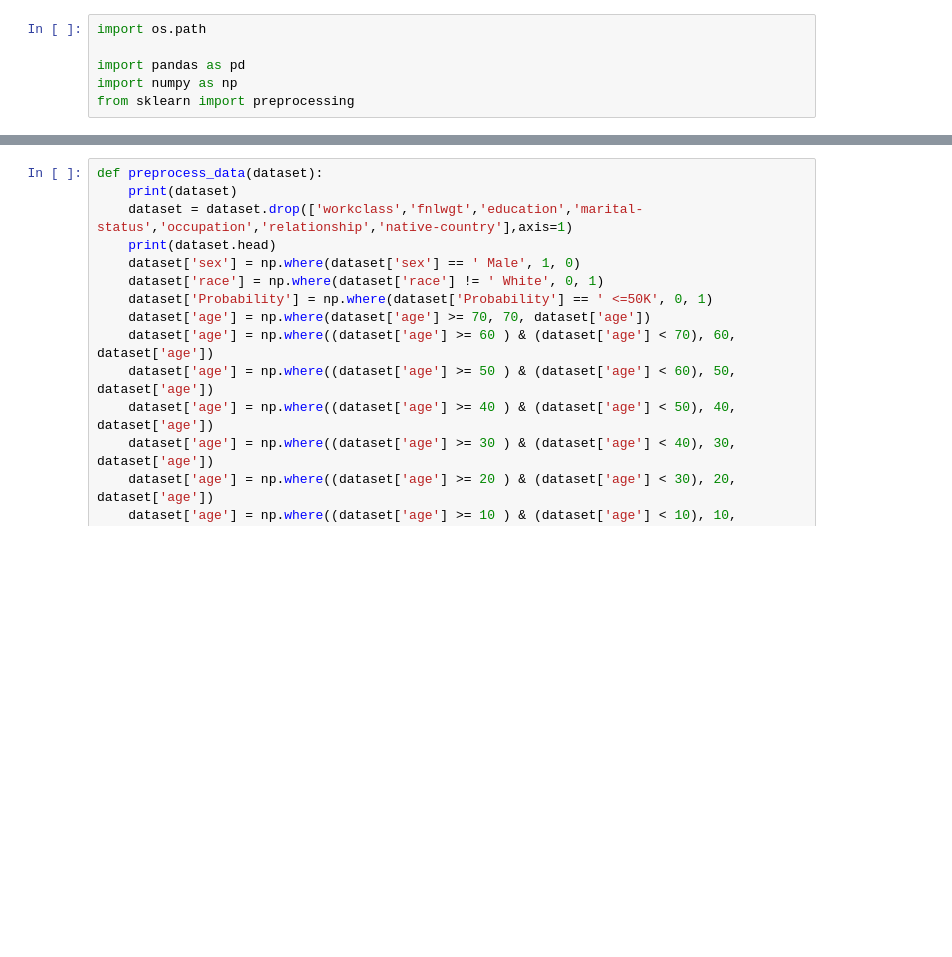
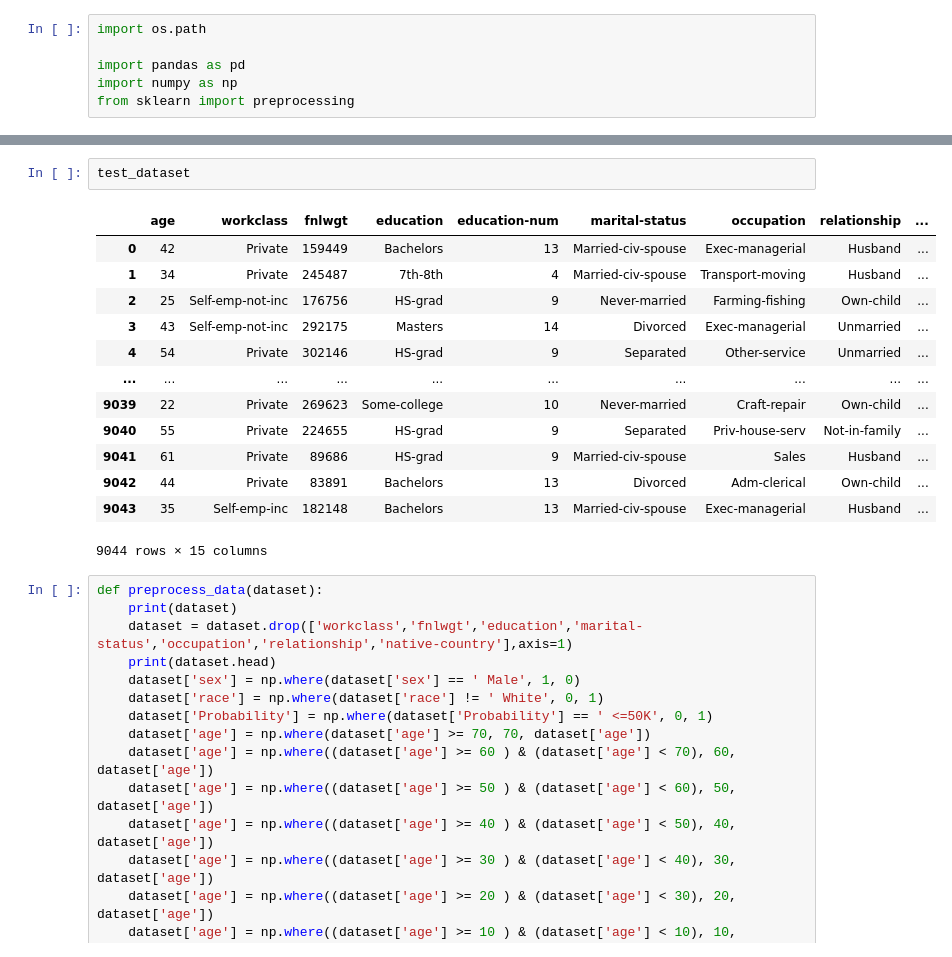
Before and after one commit to RebelOfDeath/meesterproef, a Jupyter notebook: code/Biased/AdultBiased.ipynb, the cells around one changed output, grey strips where cells are left out. Saved outputs shown, nothing was run; the diff lists cells and outputs as text; blank space fills up the shorter version.

```diff
--- a/code/Biased/AdultBiased.ipynb
+++ b/code/Biased/AdultBiased.ipynb
@@ -10,3 +26,19 @@ test_dataset = pd.read_csv('../../data/processed/trainData.csv')
+# %%
+test_dataset
+# %% [output]
+|  | age | workclass | fnlwgt | education | education-num | marital-status | occupation | relationship | ... |
+| 0 | 42 | Private | 159449 | Bachelors | 13 | Married-civ-spouse | Exec-managerial | Husband | ... |
+| 1 | 34 | Private | 245487 | 7th-8th | 4 | Married-civ-spouse | Transport-moving | Husband | ... |
+| 2 | 25 | Self-emp-not-inc | 176756 | HS-grad | 9 | Never-married | Farming-fishing | Own-child | ... |
+| 3 | 43 | Self-emp-not-inc | 292175 | Masters | 14 | Divorced | Exec-managerial | Unmarried | ... |
+| 4 | 54 | Private | 302146 | HS-grad | 9 | Separated | Other-service | Unmarried | ... |
+| ... | ... | ... | ... | ... | ... | ... | ... | ... | ... |
+| 9039 | 22 | Private | 269623 | Some-college | 10 | Never-married | Craft-repair | Own-child | ... |
+| 9040 | 55 | Private | 224655 | HS-grad | 9 | Separated | Priv-house-serv | Not-in-family | ... |
+| 9041 | 61 | Private | 89686 | HS-grad | 9 | Married-civ-spouse | Sales | Husband | ... |
+| 9042 | 44 | Private | 83891 | Bachelors | 13 | Divorced | Adm-clerical | Own-child | ... |
+| 9043 | 35 | Self-emp-inc | 182148 | Bachelors | 13 | Married-civ-spouse | Exec-managerial | Husband | ... |
+9044 rows × 15 columns
 # %%
 def preprocess_data(dataset):
     print(dataset)
```
Also changed, not shown: parts of 9 cells of this notebook, 2 other files.
